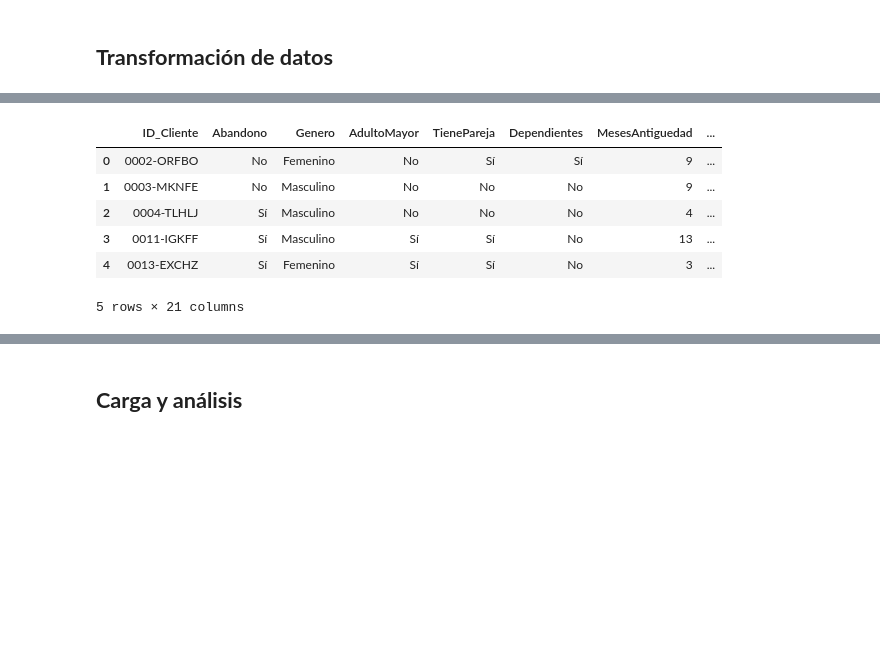
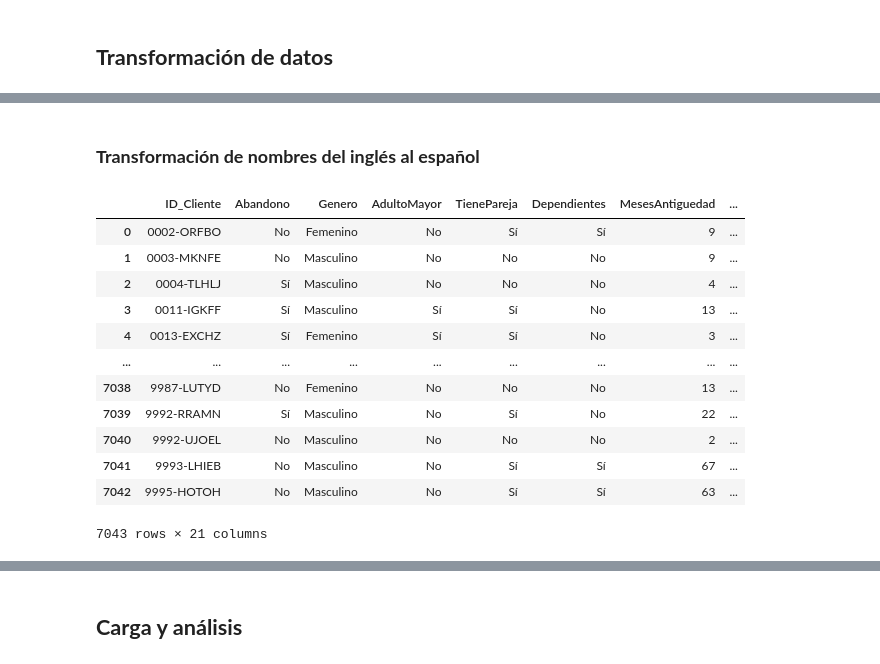
Before and after one commit to DanielRaiicHu/TelecomX, a Jupyter notebook: TelecomX.ipynb, the cells around one changed output, grey strips where cells are left out. Saved outputs shown, nothing was run; the diff lists cells and outputs as text; code cells hidden in the pictures; blank space fills up the shorter version.

Commit message:
Actualización: Transformación de datos

```diff
--- a/TelecomX.ipynb
+++ b/TelecomX.ipynb
@@ -258,3 +291,5 @@ df.head()
+# %% [markdown]
+### **Transformación de nombres del inglés al español**
 # %%
 df.rename(columns={
     'customerID': 'ID_Cliente',
@@ -302,14 +337,22 @@ valores_a_reemplazar = {
 
 # Aplicamos los reemplazos a todo el DataFrame
 df.replace(valores_a_reemplazar, inplace=True)
-# %%
-df.head()
-# %% [output]
-|  | ID_Cliente | Abandono | Genero | AdultoMayor | TienePareja | Dependientes | MesesAntiguedad | ... |
-| 0 | 0002-ORFBO | No | Femenino | No | Sí | Sí | 9 | ... |
-| 1 | 0003-MKNFE | No | Masculino | No | No | No | 9 | ... |
-| 2 | 0004-TLHLJ | Sí | Masculino | No | No | No | 4 | ... |
-| 3 | 0011-IGKFF | Sí | Masculino | Sí | Sí | No | 13 | ... |
-| 4 | 0013-EXCHZ | Sí | Femenino | Sí | Sí | No | 3 | ... |
-5 rows × 21 columns
+# %%
+# Se reinicia el índice del DataFrame y elimina el índice anterior para mantener un orden limpio y consecutivo
+df.reset_index(inplace = True, drop = True)
+df
+# %% [output]
+|  | ID_Cliente | Abandono | Genero | AdultoMayor | TienePareja | Dependientes | MesesAntiguedad | ... |
+| 0 | 0002-ORFBO | No | Femenino | No | Sí | Sí | 9 | ... |
+| 1 | 0003-MKNFE | No | Masculino | No | No | No | 9 | ... |
+| 2 | 0004-TLHLJ | Sí | Masculino | No | No | No | 4 | ... |
+| 3 | 0011-IGKFF | Sí | Masculino | Sí | Sí | No | 13 | ... |
+| 4 | 0013-EXCHZ | Sí | Femenino | Sí | Sí | No | 3 | ... |
+| ... | ... | ... | ... | ... | ... | ... | ... | ... |
+| 7038 | 9987-LUTYD | No | Femenino | No | No | No | 13 | ... |
+| 7039 | 9992-RRAMN | Sí | Masculino | No | Sí | No | 22 | ... |
+| 7040 | 9992-UJOEL | No | Masculino | No | No | No | 2 | ... |
+| 7041 | 9993-LHIEB | No | Masculino | No | Sí | Sí | 67 | ... |
+| 7042 | 9995-HOTOH | No | Masculino | No | Sí | Sí | 63 | ... |
+7043 rows × 21 columns
 # %%
```
Also changed, not shown: parts of 15 cells of this notebook.
